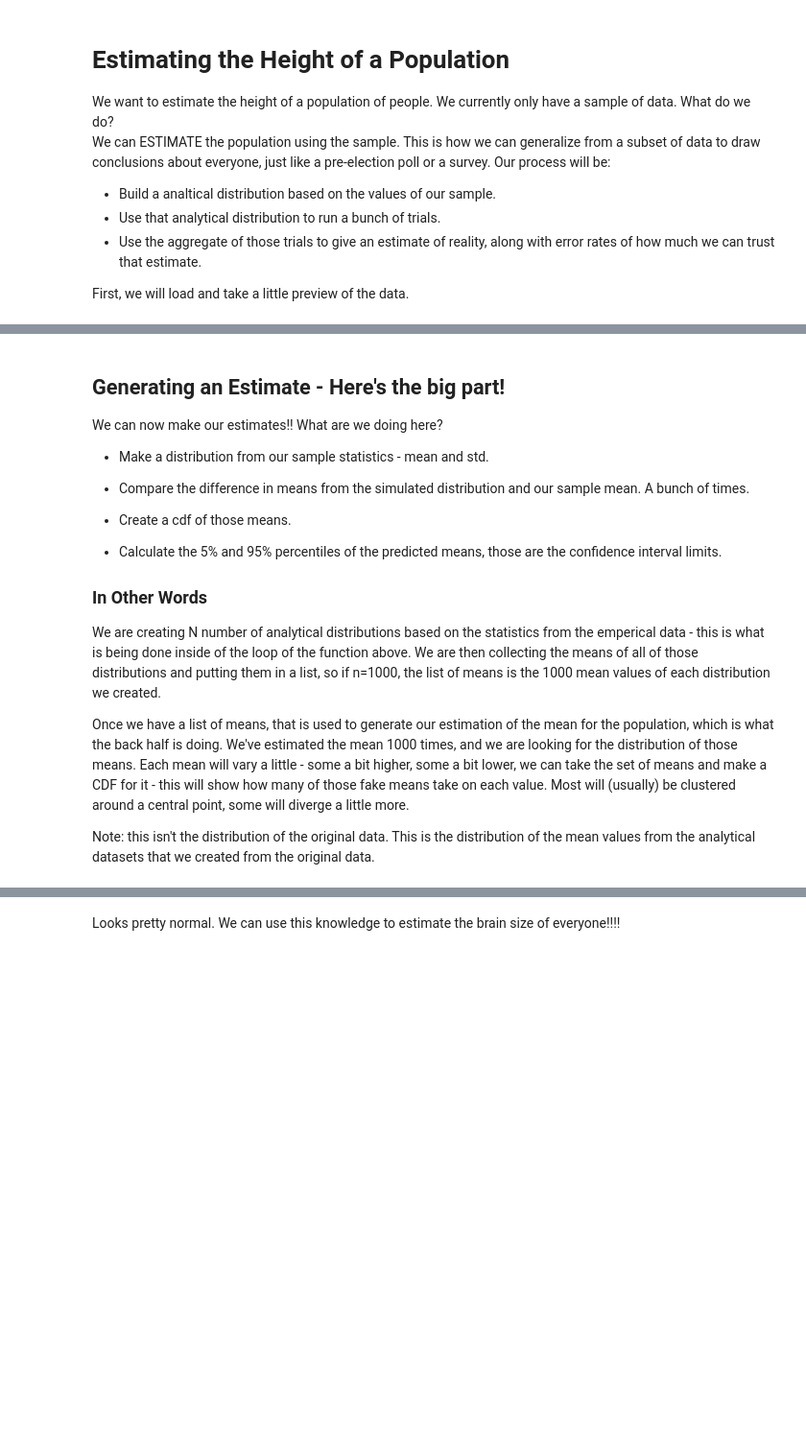
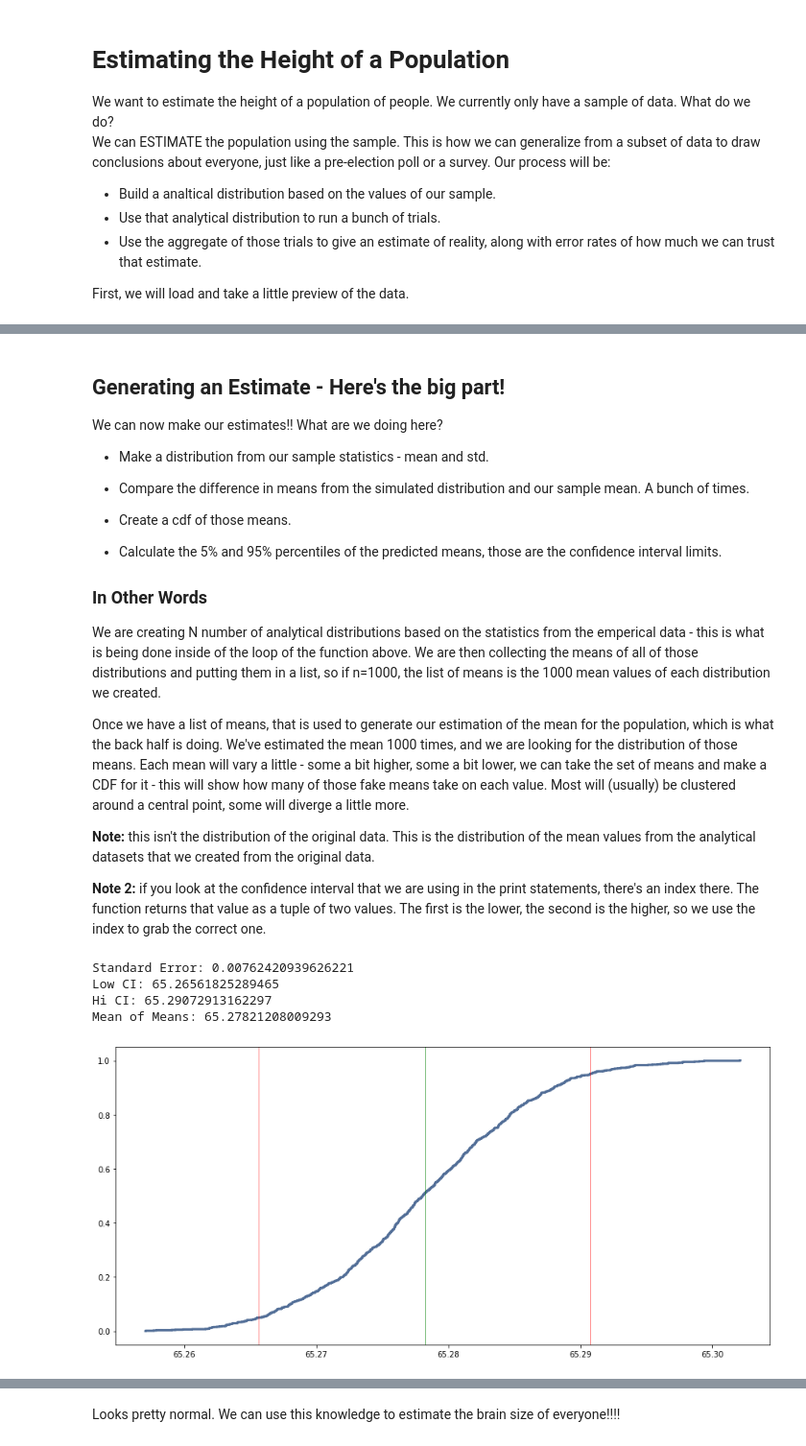
Before and after one commit to zareeiant/Basic_Stats_in_Python_Student_Workbooks, a Jupyter notebook: 016_Samples_and_Randomness_sol.ipynb, the cells around one changed output, grey strips where cells are left out. Shown: that part at 96% size. Drawn from its saved outputs; the diff is of its cells as text; code cells hidden in the pictures; blank space fills up the shorter version.

```diff
--- a/016_Samples_and_Randomness_sol.ipynb
+++ b/016_Samples_and_Randomness_sol.ipynb
@@ -149,21 +211,30 @@ We are creating N number of analytical distributions based on the statistics fro
 
 Once we have a list of means, that is used to generate our estimation of the mean for the population, which is what the back half is doing. We've estimated the mean 1000 times, and we are looking for the distribution of those means. Each mean will vary a little - some a bit higher, some a bit lower, we can take the set of means and make a CDF for it - this will show how many of those fake means take on each value. Most will (usually) be clustered around a central point, some will diverge a little more.
 
-Note: this isn't the distribution of the original data. This is the distribution of the mean values from the analytical datasets that we created from the original data.
+<b>Note:</b> this isn't the distribution of the original data. This is the distribution of the mean values from the analytical datasets that we created from the original data.
+
+<b>Note 2:</b> if you look at the confidence interval that we are using in the print statements, there's an index there. The function returns that value as a tuple of two values. The first is the lower, the second is the higher, so we use the index to grab the correct one.
 # %%
 #Produce estimates - change the n and trials and observe results
 mu = df["height"].mean()
 sigma = df["height"].std()
 n = df["height"].count()
 
 cdf, ci, stderr = simulateNormal(mu=mu, sigma=sigma, n=n, m=1000, ciLow=5, ciHi=95)
 print("Standard Error:", stderr)
 print("Low CI:", ci[0])
 print("Hi CI:", ci[1])
 print("Mean of Means:", cdf.Mean())
 thinkplot.Cdf(cdf)
+thinkplot.axvline(cdf.Mean(), color="green")
 thinkplot.axvline(ci[0], color="red")
 thinkplot.axvline(ci[1], color="red")
 thinkplot.Config()
+# %% [output]
+Standard Error: 0.00762420939626221
+Low CI: 65.26561825289465
+Hi CI: 65.29072913162297
+Mean of Means: 65.27821208009293
+[figure, added]
 # %% [markdown]
 <h2>We Have an Estimate!</h2>
```
Also changed, not shown: parts of 29 cells of this notebook, 1 other file.
